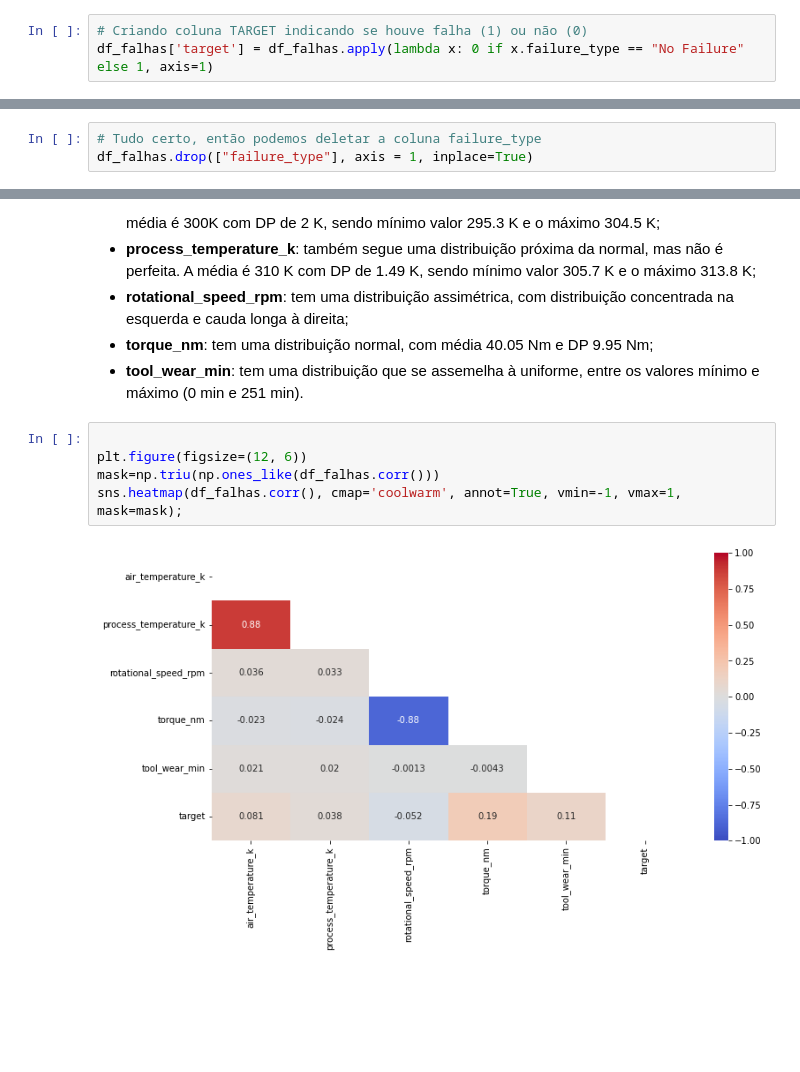
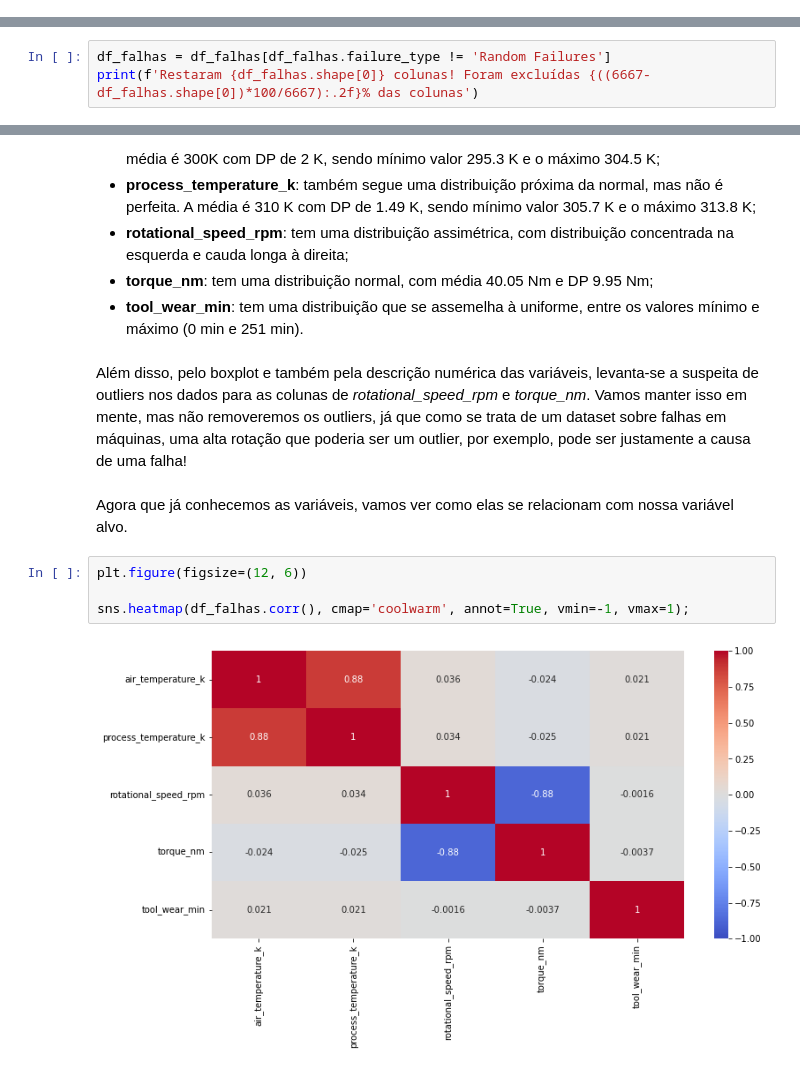
Before and after one commit to gperbone/desafio-ds, a Jupyter notebook: desafio_manut_preditiva.ipynb, the cells around one changed output, grey strips where cells are left out. Saved outputs shown, nothing was run; the diff lists cells and outputs as text; blank space fills up the shorter version.

```diff
--- a/desafio_manut_preditiva.ipynb
+++ b/desafio_manut_preditiva.ipynb
@@ -65,3 +67,0 @@ As instruções do problema ainda indicam que não é transparente para o modelo
-# %%
-# Criando coluna TARGET indicando se houve falha (1) ou não (0)
-df_falhas['target'] = df_falhas.apply(lambda x: 0 if x.failure_type == "No Failure" else 1, axis=1)
@@ -89,3 +67,0 @@ df_falhas.tail(20)
-# %%
-# Tudo certo, então podemos deletar a coluna failure_type
-df_falhas.drop(["failure_type"], axis = 1, inplace=True)
@@ -91,0 +81,3 @@ df_falhas.drop(["failure_type"], axis = 1, inplace=True)
+# %%
+df_falhas = df_falhas[df_falhas.failure_type != 'Random Failures']
+print(f'Restaram {df_falhas.shape[0]} colunas! Foram excluídas {((6667-df_falhas.shape[0])*100/6667):.2f}% das colunas')
@@ -230,10 +260,13 @@ Em relação às variáveis **quantitativas**, temos que:
 - **rotational_speed_rpm**: tem uma distribuição assimétrica, com distribuição concentrada na esquerda e cauda longa à direita;
 - **torque_nm**: tem uma distribuição normal, com média 40.05 Nm e DP 9.95 Nm;
 - **tool_wear_min**: tem uma distribuição que se assemelha à uniforme, entre os valores mínimo e máximo (0 min e 251 min).
+# %% [markdown]
+Além disso, pelo boxplot e também pela descrição numérica das variáveis, levanta-se a suspeita de outliers nos dados para as colunas de *rotational_speed_rpm* e *torque_nm*. Vamos manter isso em mente, mas não removeremos os outliers, já que como se trata de um dataset sobre falhas em máquinas, uma alta rotação que poderia ser um outlier, por exemplo, pode ser justamente a causa de uma falha!
+# %% [markdown]
+Agora que já conhecemos as variáveis, vamos ver como elas se relacionam com nossa variável alvo.
 # %%
+plt.figure(figsize=(12, 6))
 
-plt.figure(figsize=(12, 6))
-mask=np.triu(np.ones_like(df_falhas.corr()))
-sns.heatmap(df_falhas.corr(), cmap='coolwarm', annot=True, vmin=-1, vmax=1, mask=mask);
+sns.heatmap(df_falhas.corr(), cmap='coolwarm', annot=True, vmin=-1, vmax=1);
 # %% [output]
-[figure, old version]
+[figure, new version]
```
Also changed, not shown: parts of 81 cells of this notebook, 1 other file.
